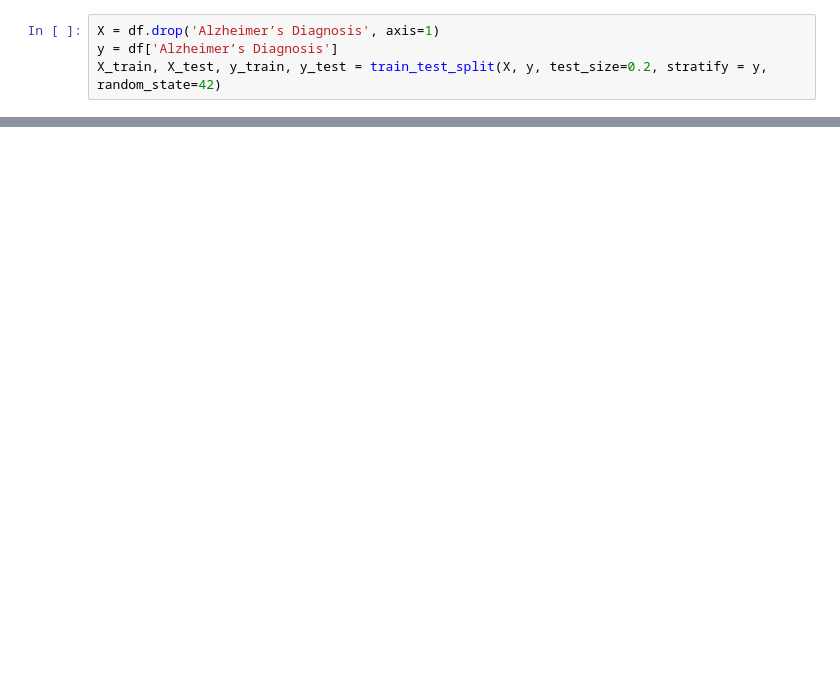
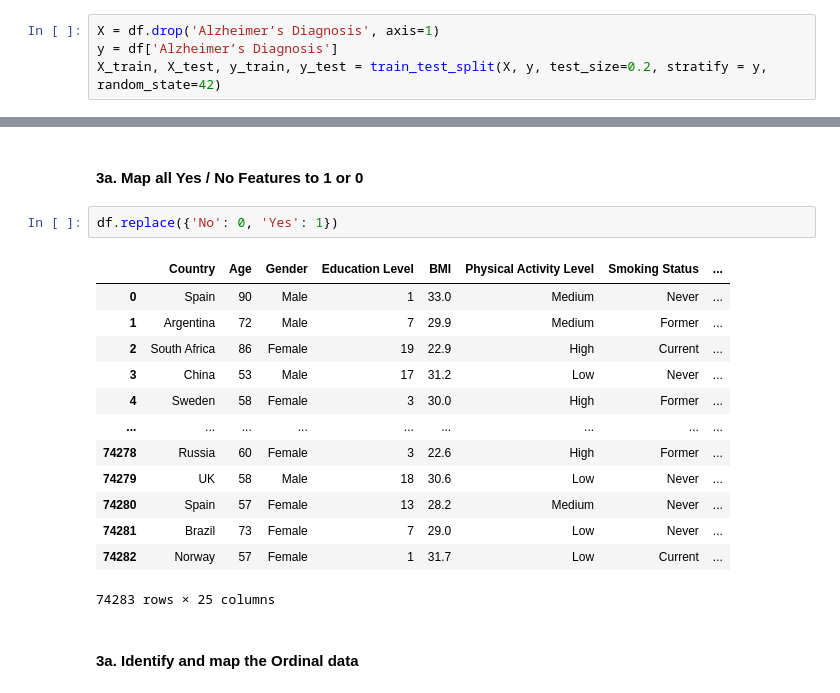
Before and after one commit to el337-Eric-Liu/DS644-102-Eric-Liu, a Jupyter notebook: DS644 - Alzheimer Prediction - Eric Liu.ipynb, the cells around one changed output, grey strips where cells are left out. Drawn from its saved outputs; the diff is of its cells as text; blank space fills up the shorter version.

```diff
--- a/DS644 - Alzheimer Prediction - Eric Liu.ipynb
+++ b/DS644 - Alzheimer Prediction - Eric Liu.ipynb
@@ -100,0 +131,20 @@ for feature in df.columns:
+# %% [markdown]
+#### **3a. Map all Yes / No Features to 1 or 0**
+# %%
+df.replace({'No': 0, 'Yes': 1})
+# %% [output]
+|  | Country | Age | Gender | Education Level | BMI | Physical Activity Level | Smoking Status | ... |
+| 0 | Spain | 90 | Male | 1 | 33.0 | Medium | Never | ... |
+| 1 | Argentina | 72 | Male | 7 | 29.9 | Medium | Former | ... |
+| 2 | South Africa | 86 | Female | 19 | 22.9 | High | Current | ... |
+| 3 | China | 53 | Male | 17 | 31.2 | Low | Never | ... |
+| 4 | Sweden | 58 | Female | 3 | 30.0 | High | Former | ... |
+| ... | ... | ... | ... | ... | ... | ... | ... | ... |
+| 74278 | Russia | 60 | Female | 3 | 22.6 | High | Former | ... |
+| 74279 | UK | 58 | Male | 18 | 30.6 | Low | Never | ... |
+| 74280 | Spain | 57 | Female | 13 | 28.2 | Medium | Never | ... |
+| 74281 | Brazil | 73 | Female | 7 | 29.0 | Low | Never | ... |
+| 74282 | Norway | 57 | Female | 1 | 31.7 | Low | Current | ... |
+74283 rows × 25 columns
+# %% [markdown]
+#### **3a. Identify and map the Ordinal data**
```
Also changed, not shown: parts of 18 cells of this notebook.
